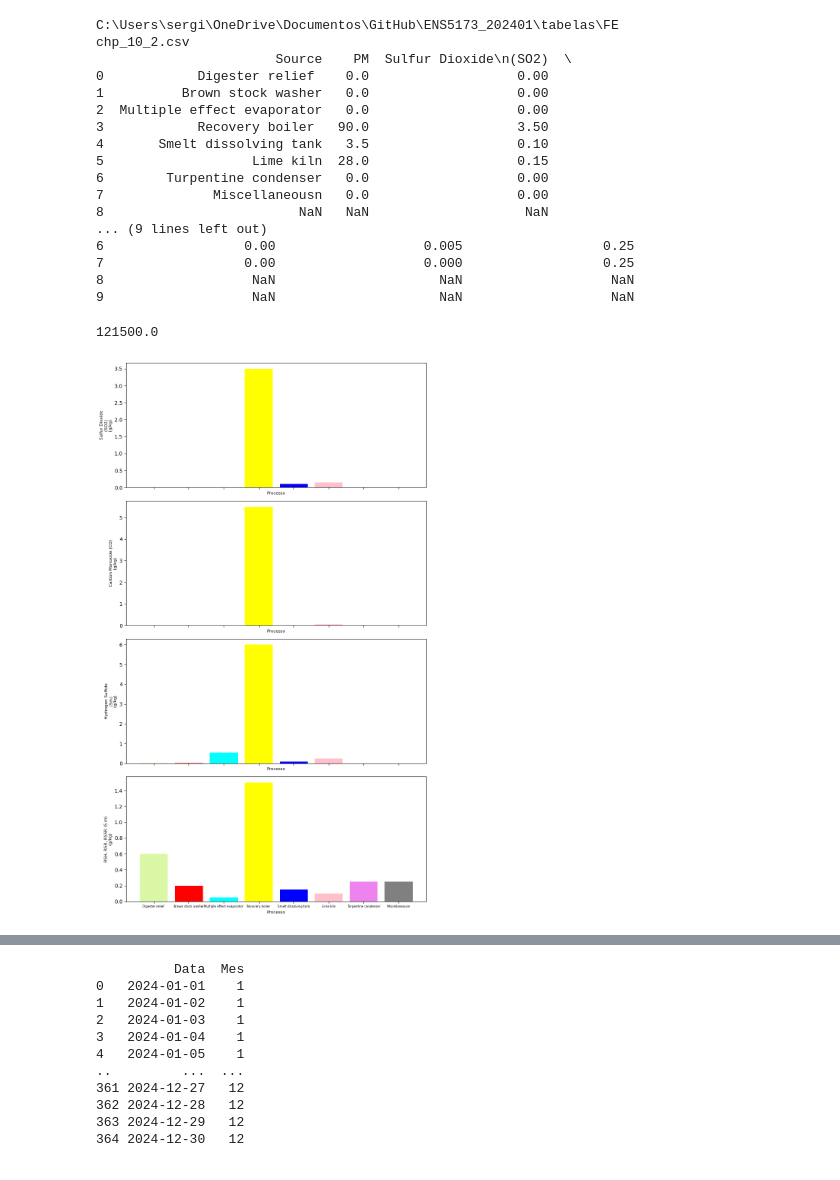
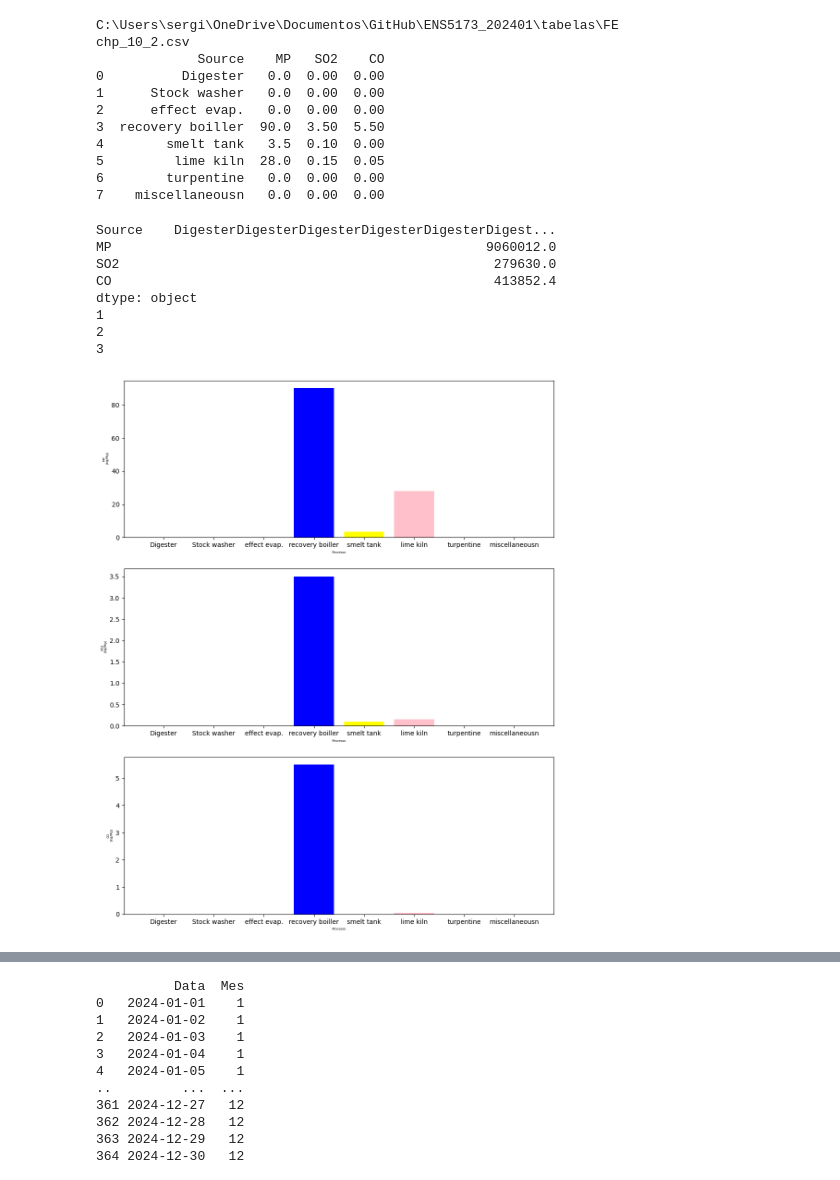
Before and after one commit to maiarasimone/ENS5173_202401, a Jupyter notebook: Atividade01_01.ipynb, the cells around one changed output, grey strips where cells are left out. Saved outputs shown, nothing was run; the diff lists cells and outputs as text; code cells hidden in the pictures.

```diff
--- a/Atividade01_01.ipynb
+++ b/Atividade01_01.ipynb
@@ -18,62 +18,55 @@ subChapter = 2
 file = 'chp_'+str(chapterNumer)+'_'+str(subChapter)+'.csv'
 print(file)
 
-fe =pd.read_csv(path + '\\' +file, usecols=['Source', 'PM', 'Sulfur Dioxide\n(SO2)', 'Carbon Monoxide (CO)', 'Hydrogen Sulfide\n(Sm)', 'RSH, RSR, RSSR (S m)'])
+fe =pd.read_csv(path + '\\' +file)
 print(fe)
 # %% [output]
 C:\Users\sergi\OneDrive\Documentos\GitHub\ENS5173_202401\tabelas\FE
 chp_10_2.csv
-                       Source    PM  Sulfur Dioxide\n(SO2)  \
-0            Digester relief    0.0                   0.00
-1          Brown stock washer   0.0                   0.00
-2  Multiple effect evaporator   0.0                   0.00
-3            Recovery boiler   90.0                   3.50
-4       Smelt dissolving tank   3.5                   0.10
-5                   Lime kiln  28.0                   0.15
-6        Turpentine condenser   0.0                   0.00
-7              Miscellaneousn   0.0                   0.00
-8                         NaN   NaN                    NaN
-... (9 lines left out)
-6                  0.00                   0.005                  0.25
-7                  0.00                   0.000                  0.25
-8                   NaN                     NaN                   NaN
-9                   NaN                     NaN                   NaN
+             Source    MP   SO2    CO
+0          Digester   0.0  0.00  0.00
+1      Stock washer   0.0  0.00  0.00
+2      effect evap.   0.0  0.00  0.00
+3  recovery boiller  90.0  3.50  5.50
+4        smelt tank   3.5  0.10  0.00
+5         lime kiln  28.0  0.15  0.05
+6        turpentine   0.0  0.00  0.00
+7    miscellaneousn   0.0  0.00  0.00
 # %%
 # Plotando os fatores de emissão
 import matplotlib.pyplot as plt
 
-atv = 1000 # Considerando uma taxa de atividade
-fe['PM'] = pd.to_numeric(fe['PM'], errors='coerce')
-emis = fe['PM']*atv
+atv = 74568 # Considerando uma taxa de atividade
+emis = fe*atv
 
-#Somando dataframe
+
+#somando dataframe
 print(emis.sum())
 
-# Convertendo os valores da coluna 'Source' para texto
-fe['Source'] = fe['Source'].astype(str)
+#criando a figura com matplotlib
+#criando subplots com numero de linhas igual ao numero de poluentes
+#sharex significa compartilhar o eixo x
+fig,ax = plt.subplots(len(fe.columns)-1,1,figsize=(12, 15))
 
-# Criando a figura com Matplotlib
-# Subplots com número de linhas igual ao número de poluentes
-# sharex significa compartilhar o eixo x
-fig, ax = plt.subplots(len(fe.columns) - 2, 1, sharex=True, figsize=(9, 15))
+#loop para reencher o subplot com os graficos de barra
+for ii in range(1,len(fe.columns)):
+    print(ii)
+    ax[ii-1].bar(fe['Source'],fe.iloc[:,ii], color=['pink', 'violet','cyan','blue','yellow'])
+    ax[ii-1].set_xlabel('Processo', fontsize = 5)
+    ax[ii-1].set_ylabel(fe.columns[ii]+'\n (kg/Mg)', fontsize = 5)
 
-# Loop para preencher o subplot com os gráficos de barra
-for ii, column in enumerate(fe.columns[2:]):
-    ax[ii].bar(fe['Source'], fe[column], color=['#DAF7A6', 'red', 'cyan', 'yellow', 'blue', 'pink', 'violet', 'gray', 'green'])
-    ax[ii].set_xlabel('Processo', fontsize=8)
-    ax[ii].set_ylabel(column + '\n(g/kg)', fontsize=8)
-
-
-
-    # Reduzindo o tamanho da fonte dos rótulos do eixo x apenas no último subplot
-    if ii == len(fe.columns) - 3:
-        ax[ii].tick_params(axis='x', labelsize=5.8)
-
-plt.tight_layout()
-plt.show()
+#salvando a figura na pasta figures
+#fig.savefig(cwd+'\\figures\\barplot_fatorEmiss.png')
 # %% [output]
-121500.0
+Source    DigesterDigesterDigesterDigesterDigesterDigest...
+MP                                                9060012.0
+SO2                                                279630.0
+CO                                                 413852.4
+dtype: object
+1
+2
+3
-[figure, old version]
+[figure, new version]
 # %%
 # Criando vetor de valores aleatórios
 import numpy as np
```
Also changed, not shown: parts of 3 cells of this notebook, 6 other files.
